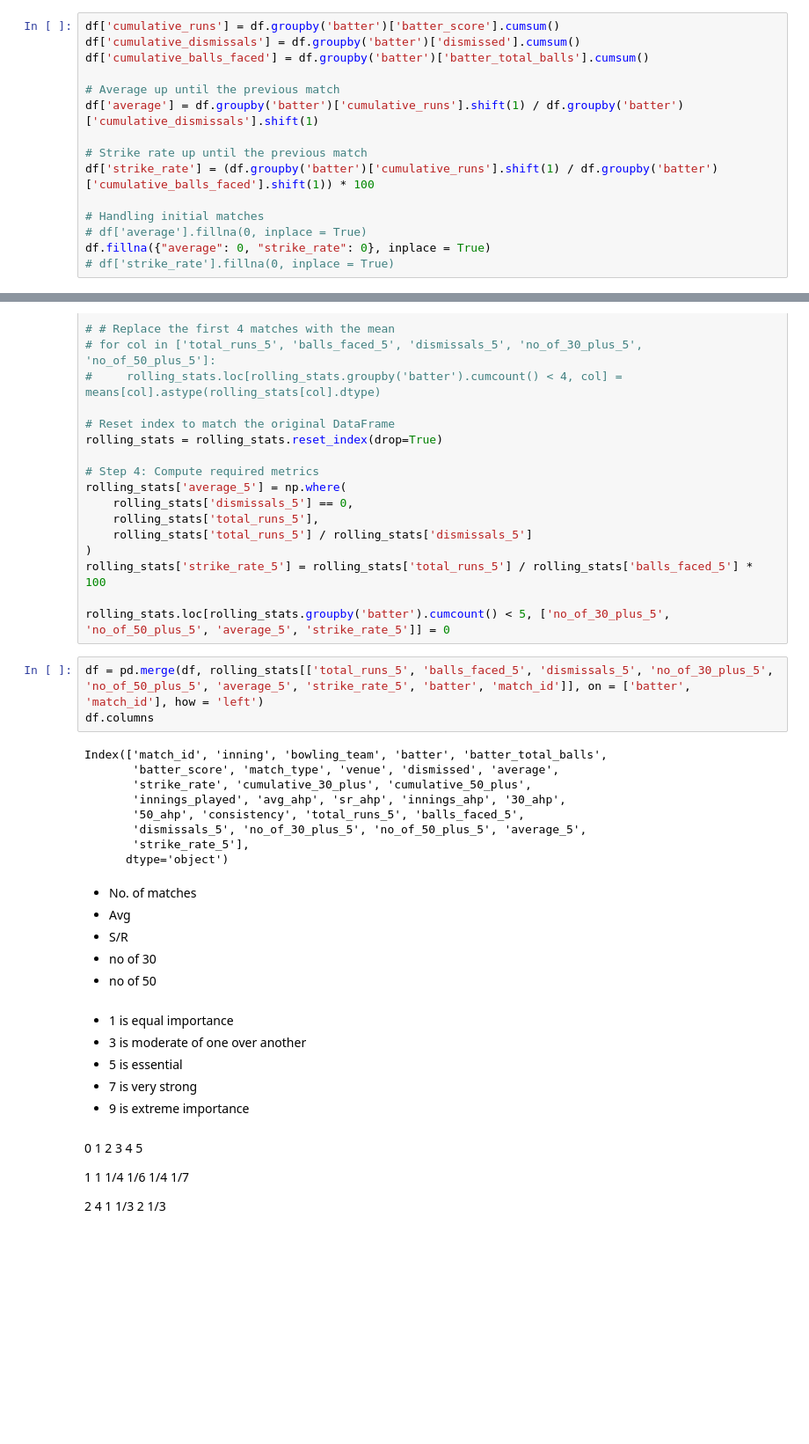
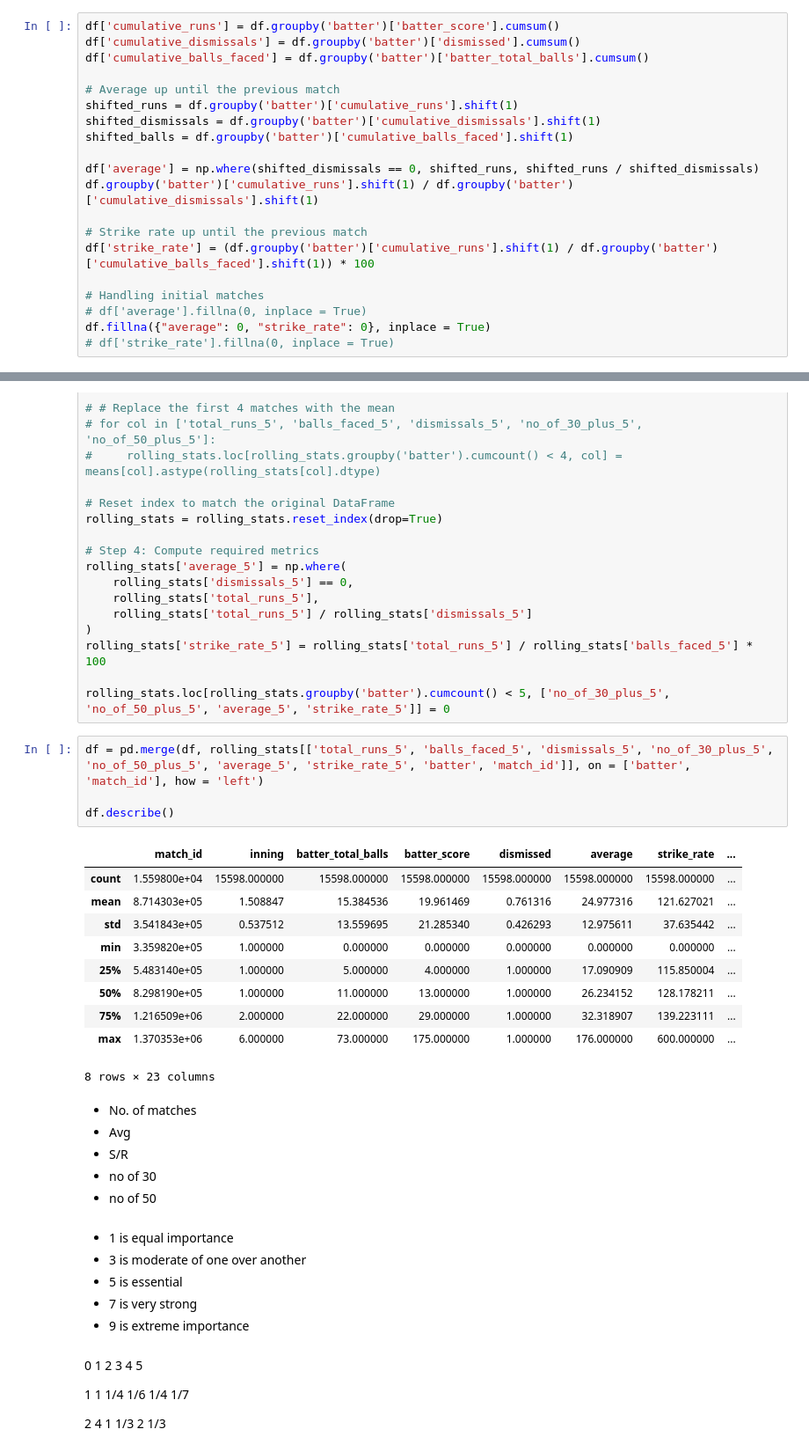
Before and after one commit to depleur/cricforecast, a Jupyter notebook: new_features.ipynb, the cells around one changed output, grey strips where cells are left out. Shown at 88% size. Drawn from its saved outputs; the diff is of its cells as text; blank space fills up the shorter version.

```diff
--- a/new_features.ipynb
+++ b/new_features.ipynb
@@ -63,7 +63,12 @@ df['cumulative_dismissals'] = df.groupby('batter')['dismissed'].cumsum()
 df['cumulative_balls_faced'] = df.groupby('batter')['batter_total_balls'].cumsum()
 
 # Average up until the previous match
-df['average'] = df.groupby('batter')['cumulative_runs'].shift(1) / df.groupby('batter')['cumulative_dismissals'].shift(1)
+shifted_runs = df.groupby('batter')['cumulative_runs'].shift(1)
+shifted_dismissals = df.groupby('batter')['cumulative_dismissals'].shift(1)
+shifted_balls = df.groupby('batter')['cumulative_balls_faced'].shift(1)
+
+df['average'] = np.where(shifted_dismissals == 0, shifted_runs, shifted_runs / shifted_dismissals)
+df.groupby('batter')['cumulative_runs'].shift(1) / df.groupby('batter')['cumulative_dismissals'].shift(1)
 
 # Strike rate up until the previous match
 df['strike_rate'] = (df.groupby('batter')['cumulative_runs'].shift(1) / df.groupby('batter')['cumulative_balls_faced'].shift(1)) * 100
@@ -271,16 +276,19 @@ rolling_stats['strike_rate_5'] = rolling_stats['total_runs_5'] / rolling_stats['
 rolling_stats.loc[rolling_stats.groupby('batter').cumcount() < 5, ['no_of_30_plus_5', 'no_of_50_plus_5', 'average_5', 'strike_rate_5']] = 0
 # %%
 df = pd.merge(df, rolling_stats[['total_runs_5', 'balls_faced_5', 'dismissals_5', 'no_of_30_plus_5', 'no_of_50_plus_5', 'average_5', 'strike_rate_5', 'batter', 'match_id']], on = ['batter', 'match_id'], how = 'left')
-df.columns
+
+df.describe()
 # %% [output]
+|  | match_id | inning | batter_total_balls | batter_score | dismissed | average | strike_rate | ... |
+| count | 1.559800e+04 | 15598.000000 | 15598.000000 | 15598.000000 | 15598.000000 | 15598.000000 | 15598.000000 | ... |
+| mean | 8.714303e+05 | 1.508847 | 15.384536 | 19.961469 | 0.761316 | 24.977316 | 121.627021 | ... |
+| std | 3.541843e+05 | 0.537512 | 13.559695 | 21.285340 | 0.426293 | 12.975611 | 37.635442 | ... |
+| min | 3.359820e+05 | 1.000000 | 0.000000 | 0.000000 | 0.000000 | 0.000000 | 0.000000 | ... |
+| 25% | 5.483140e+05 | 1.000000 | 5.000000 | 4.000000 | 1.000000 | 17.090909 | 115.850004 | ... |
+| 50% | 8.298190e+05 | 1.000000 | 11.000000 | 13.000000 | 1.000000 | 26.234152 | 128.178211 | ... |
+| 75% | 1.216509e+06 | 2.000000 | 22.000000 | 29.000000 | 1.000000 | 32.318907 | 139.223111 | ... |
+| max | 1.370353e+06 | 6.000000 | 73.000000 | 175.000000 | 1.000000 | 176.000000 | 600.000000 | ... |
-Index(['match_id', 'inning', 'bowling_team', 'batter', 'batter_total_balls',
-       'batter_score', 'match_type', 'venue', 'dismissed', 'average',
-       'strike_rate', 'cumulative_30_plus', 'cumulative_50_plus',
-       'innings_played', 'avg_ahp', 'sr_ahp', 'innings_ahp', '30_ahp',
-       '50_ahp', 'consistency', 'total_runs_5', 'balls_faced_5',
-       'dismissals_5', 'no_of_30_plus_5', 'no_of_50_plus_5', 'average_5',
-       'strike_rate_5'],
-      dtype='object')
+8 rows × 23 columns
 # %% [markdown]
 - No. of matches
 - Avg
```
Also changed, not shown: parts of 21 cells of this notebook.
